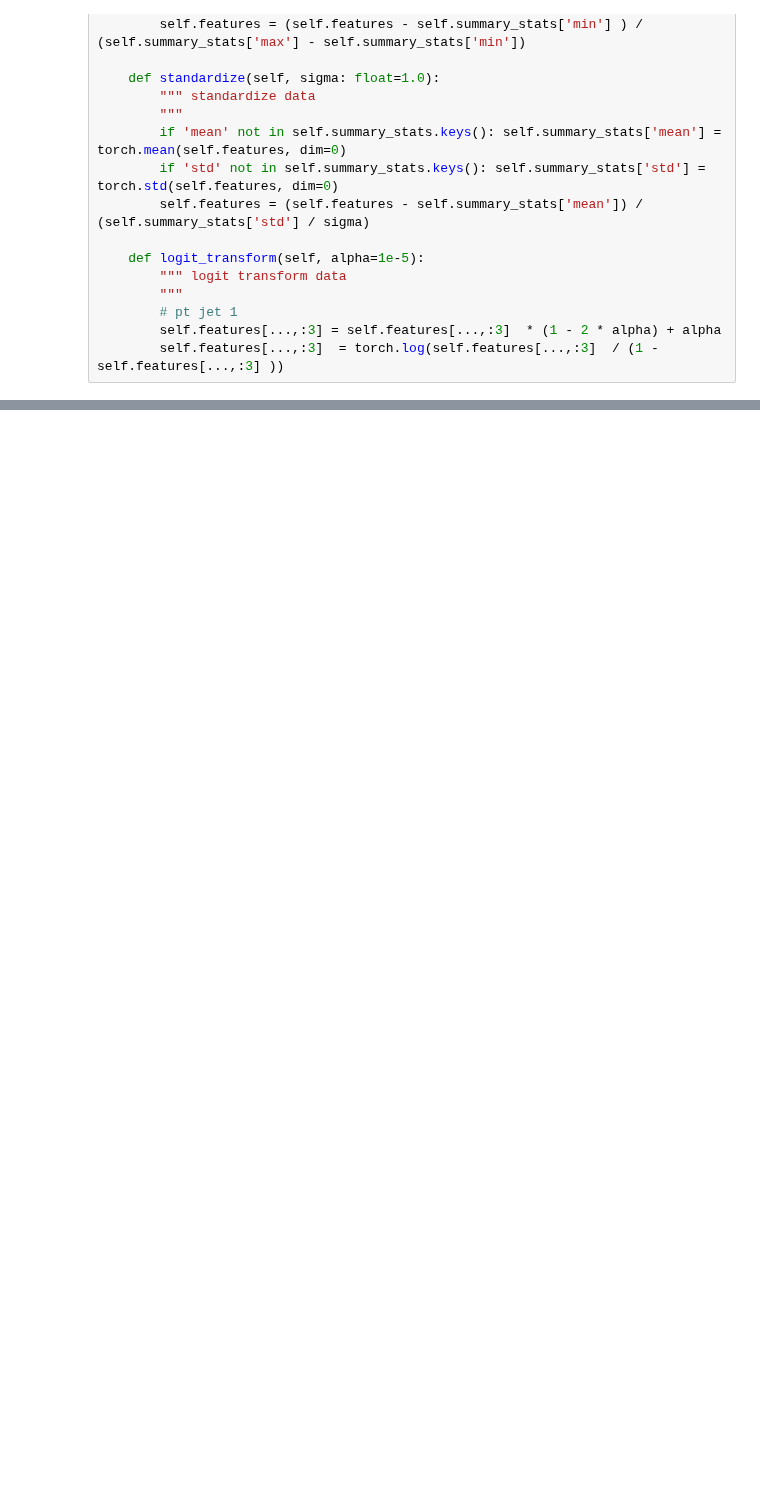
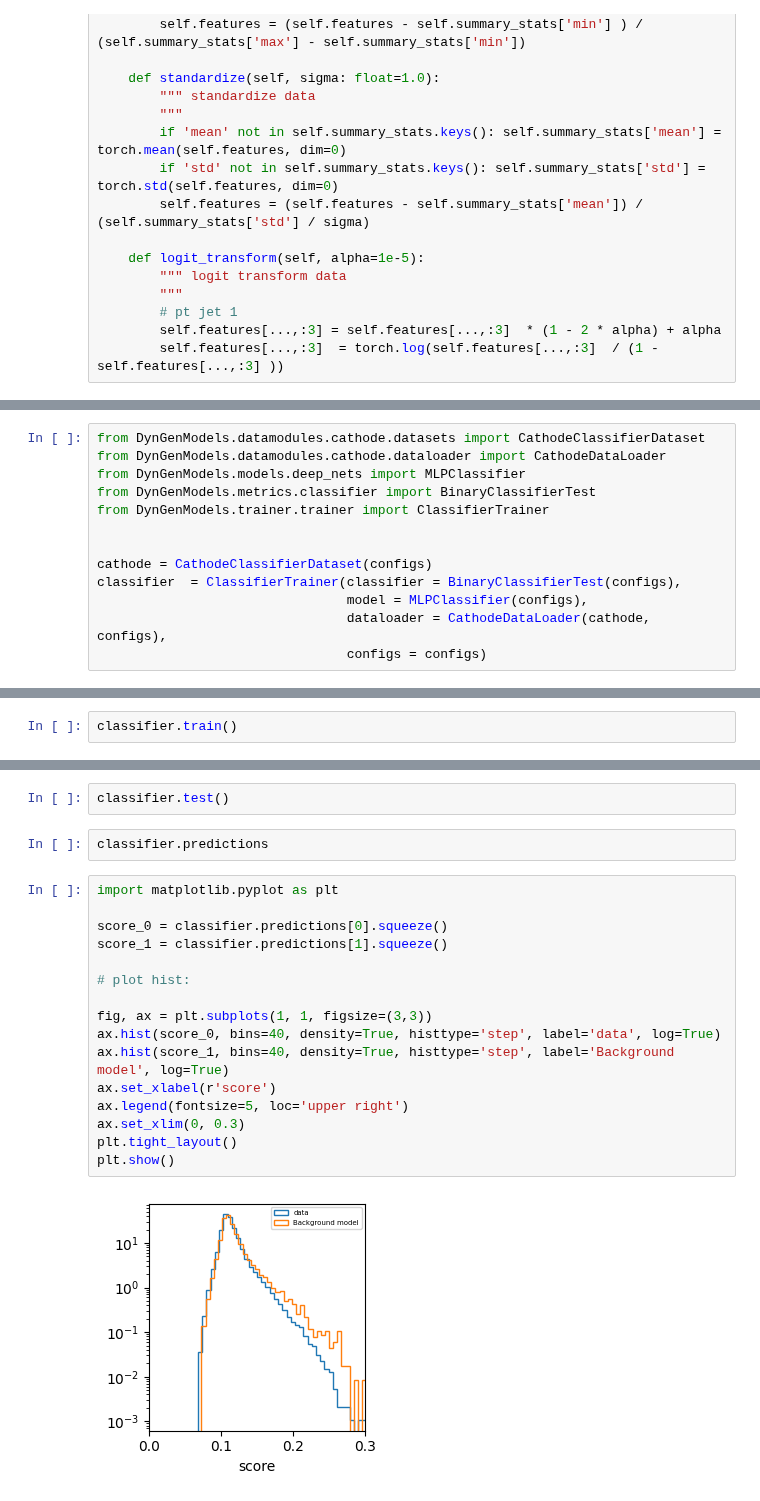
Before and after one commit to dfaroughy/DynGenModels, a Jupyter notebook: notebooks/cathode.ipynb, the cells around one changed output, grey strips where cells are left out. Cells and saved outputs as stored; diff of their text form; blank space fills up the shorter version.

Commit message:
classifier implementation

```diff
--- a/notebooks/cathode.ipynb
+++ b/notebooks/cathode.ipynb
@@ -274,0 +310,13 @@ class PreProcessCathodeData:
+# %%
+from DynGenModels.datamodules.cathode.datasets import CathodeClassifierDataset
+from DynGenModels.datamodules.cathode.dataloader import CathodeDataLoader
+from DynGenModels.models.deep_nets import MLPClassifier
+from DynGenModels.metrics.classifier import BinaryClassifierTest
+from DynGenModels.trainer.trainer import ClassifierTrainer
+
+
+cathode = CathodeClassifierDataset(configs)
+classifier  = ClassifierTrainer(classifier = BinaryClassifierTest(configs),
+                                model = MLPClassifier(configs),
+                                dataloader = CathodeDataLoader(cathode, configs),
+                                configs = configs)
@@ -274,0 +331,2 @@ class PreProcessCathodeData:
+# %%
+classifier.train()
@@ -274,0 +338,22 @@ class PreProcessCathodeData:
+# %%
+classifier.test()
+# %%
+classifier.predictions
+# %%
+import matplotlib.pyplot as plt
+
+score_0 = classifier.predictions[0].squeeze()
+score_1 = classifier.predictions[1].squeeze()
+
+# plot hist:
+
+fig, ax = plt.subplots(1, 1, figsize=(3,3))
+ax.hist(score_0, bins=40, density=True, histtype='step', label='data', log=True)
+ax.hist(score_1, bins=40, density=True, histtype='step', label='Background model', log=True)
+ax.set_xlabel(r'score')
+ax.legend(fontsize=5, loc='upper right')
+ax.set_xlim(0, 0.3)
+plt.tight_layout()
+plt.show()
+# %% [output]
+[figure, added]
```
Also changed, not shown: parts of 9 cells of this notebook, 12 other files.
